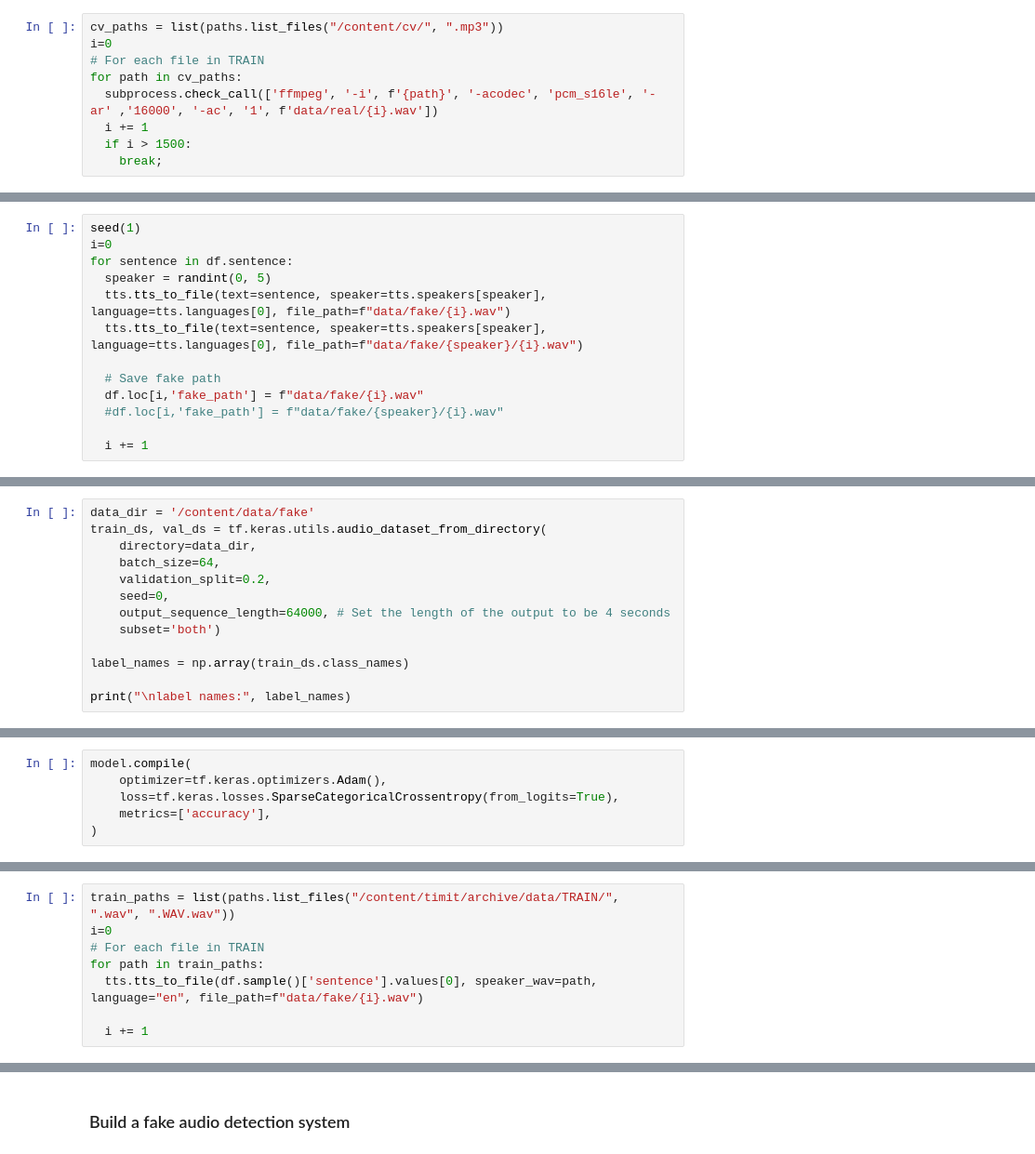
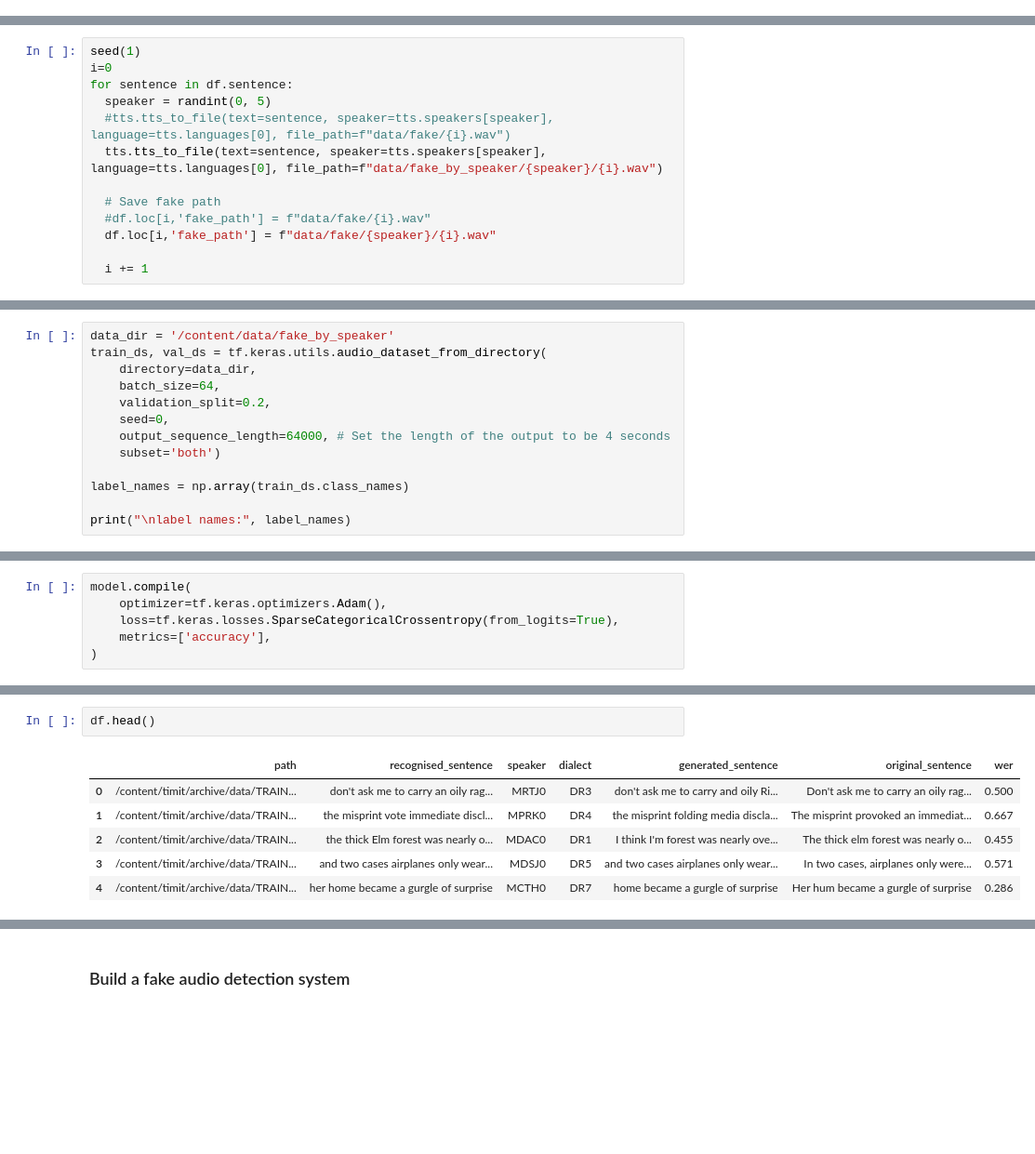
Before and after one commit to shamjam/pkA4po7a8jeyU9WL, a Jupyter notebook: Voice_Cloning_and_Fake_Audio_Detection.ipynb, the cells around one changed output, grey strips where cells are left out. Shown at 93% size. Cells and saved outputs as stored; diff of their text form; blank space fills up the shorter version.

```diff
--- a/Voice_Cloning_and_Fake_Audio_Detection.ipynb
+++ b/Voice_Cloning_and_Fake_Audio_Detection.ipynb
@@ -106,12 +107,3 @@ zip_ref.close()
 zip_ref = zipfile.ZipFile("/content/gdrive/MyDrive/Datasets/cv-corpus-11.0-delta-2022-09-21.zip", 'r')
 zip_ref.extractall("/content/cv")
 zip_ref.close()
-# %%
-cv_paths = list(paths.list_files("/content/cv/", ".mp3"))
-i=0
-# For each file in TRAIN
-for path in cv_paths:
-  subprocess.check_call(['ffmpeg', '-i', f'{path}', '-acodec', 'pcm_s16le', '-ar' ,'16000', '-ac', '1', f'data/real/{i}.wav'])
-  i += 1
-  if i > 1500:
-    break;
@@ -217,12 +215,12 @@ seed(1)
 i=0
 for sentence in df.sentence:
   speaker = randint(0, 5)
-  tts.tts_to_file(text=sentence, speaker=tts.speakers[speaker], language=tts.languages[0], file_path=f"data/fake/{i}.wav")
-  tts.tts_to_file(text=sentence, speaker=tts.speakers[speaker], language=tts.languages[0], file_path=f"data/fake/{speaker}/{i}.wav")
+  #tts.tts_to_file(text=sentence, speaker=tts.speakers[speaker], language=tts.languages[0], file_path=f"data/fake/{i}.wav")
+  tts.tts_to_file(text=sentence, speaker=tts.speakers[speaker], language=tts.languages[0], file_path=f"data/fake_by_speaker/{speaker}/{i}.wav")
 
   # Save fake path
-  df.loc[i,'fake_path'] = f"data/fake/{i}.wav"
-  #df.loc[i,'fake_path'] = f"data/fake/{speaker}/{i}.wav"
+  #df.loc[i,'fake_path'] = f"data/fake/{i}.wav"
+  df.loc[i,'fake_path'] = f"data/fake/{speaker}/{i}.wav"
 
   i += 1
 # %% [output]
@@ -386,7 +275,7 @@ print(f"The average word error rate (WER) is {df.loc[:, 'wer'].mean()}")
 # %% [markdown]
 ##### Speaker classification accuracy
 # %%
-data_dir = '/content/data/fake'
+data_dir = '/content/data/fake_by_speaker'
 train_ds, val_ds = tf.keras.utils.audio_dataset_from_directory(
     directory=data_dir,
     batch_size=64,
@@ -569,8 +701,0 @@ tts = TTS(model_name)
-# %%
-train_paths = list(paths.list_files("/content/timit/archive/data/TRAIN/", ".wav", ".WAV.wav"))
-i=0
-# For each file in TRAIN
-for path in train_paths:
-  tts.tts_to_file(df.sample()['sentence'].values[0], speaker_wav=path, language="en", file_path=f"data/fake/{i}.wav")
-
-  i += 1
@@ -577,2 +764,11 @@ for path in train_paths:
+# %%
+df.head()
+# %% [output]
+|  | path | recognised_sentence | speaker | dialect | generated_sentence | original_sentence | wer |
+| 0 | /content/timit/archive/data/TRAIN... | don't ask me to carry an oily rag... | MRTJ0 | DR3 | don't ask me to carry and oily Ri... | Don't ask me to carry an oily rag... | 0.500 |
+| 1 | /content/timit/archive/data/TRAIN... | the misprint vote immediate discl... | MPRK0 | DR4 | the misprint folding media discla... | The misprint provoked an immediat... | 0.667 |
+| 2 | /content/timit/archive/data/TRAIN... | the thick Elm forest was nearly o... | MDAC0 | DR1 | I think I'm forest was nearly ove... | The thick elm forest was nearly o... | 0.455 |
+| 3 | /content/timit/archive/data/TRAIN... | and two cases airplanes only wear... | MDSJ0 | DR5 | and two cases airplanes only wear... | In two cases, airplanes only were... | 0.571 |
+| 4 | /content/timit/archive/data/TRAIN... | her home became a gurgle of surprise | MCTH0 | DR7 | home became a gurgle of surprise | Her hum became a gurgle of surprise | 0.286 |
 # %%
 print(f'There are {len(list(paths.list_files("/content/data/fake", ".wav")))} generated fake samples.')
```
Also changed, not shown: parts of 70 cells of this notebook.
